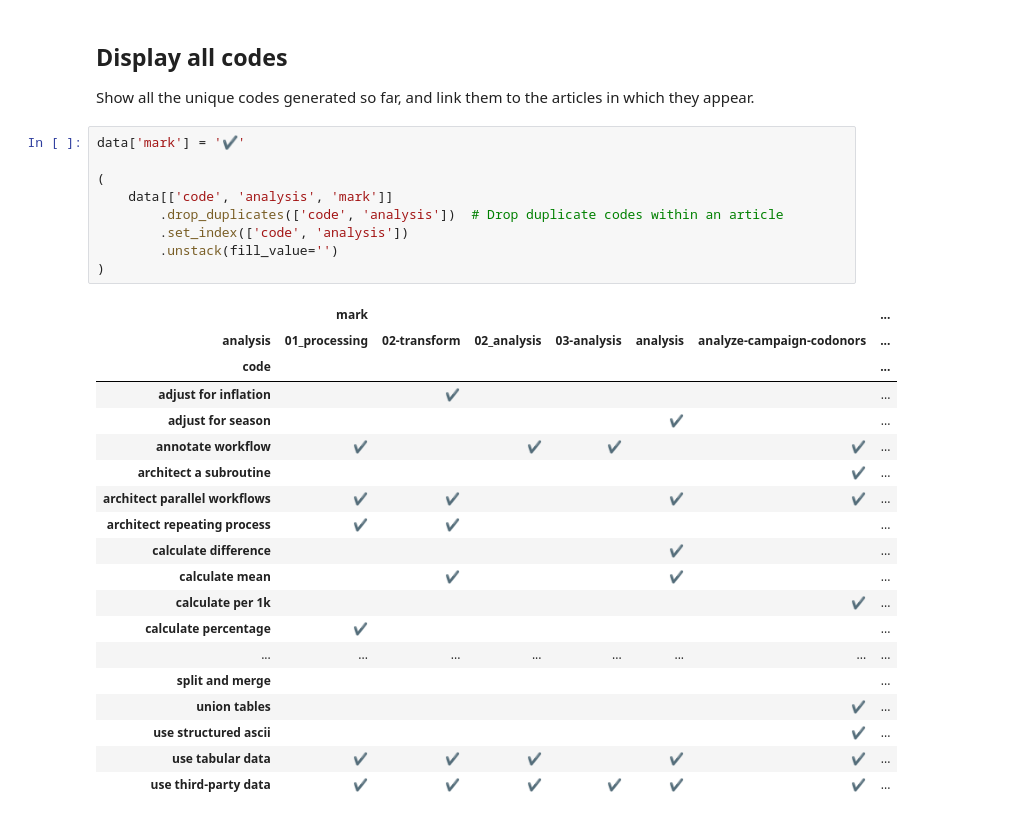
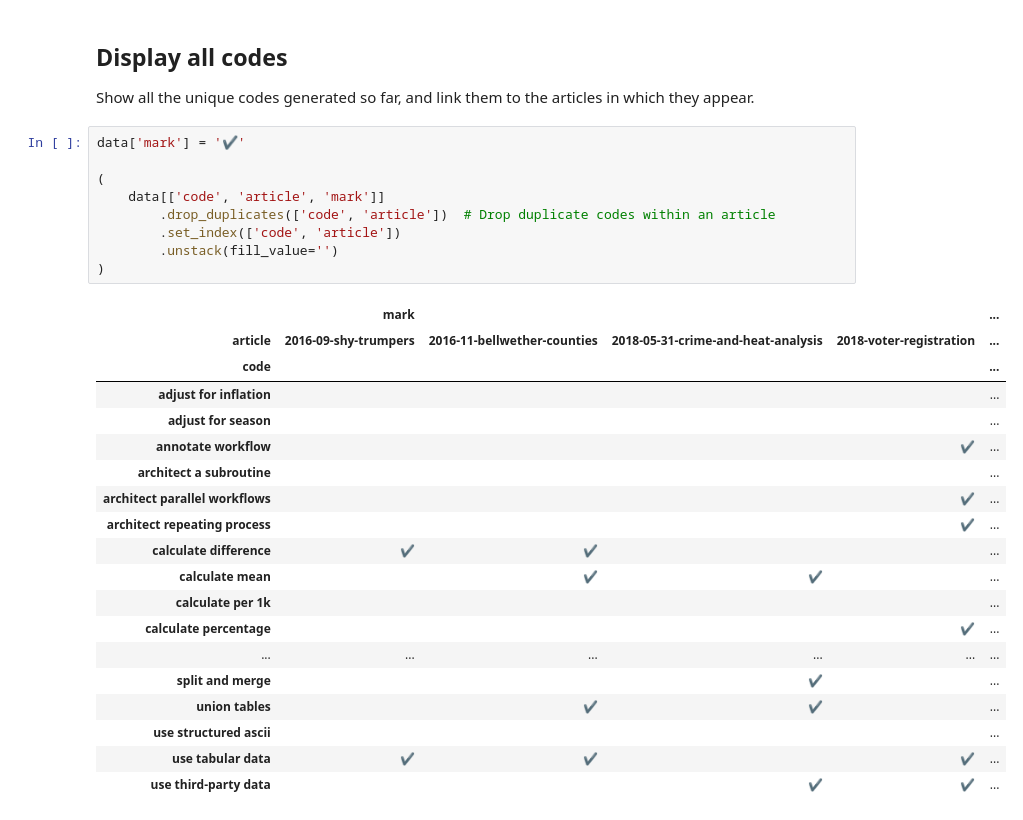
Before and after one commit to steve-kasica/table-scraps, a Jupyter notebook: codebook.ipynb, the cells around one changed output. Saved outputs shown, nothing was run; the diff lists cells and outputs as text.

```diff
--- a/codebook.ipynb
+++ b/codebook.ipynb
@@ -140,29 +131,29 @@ Show all the unique codes generated so far, and link them to the articles in whi
 # %%
 data['mark'] = '✔'
 
 (
-    data[['code', 'analysis', 'mark']]
-        .drop_duplicates(['code', 'analysis'])  # Drop duplicate codes within an article
-        .set_index(['code', 'analysis'])
+    data[['code', 'article', 'mark']]
+        .drop_duplicates(['code', 'article'])  # Drop duplicate codes within an article
+        .set_index(['code', 'article'])
         .unstack(fill_value='')
 )
 # %% [output]
-|  | mark |  |  |  |  |  | ... |
-| analysis | 01_processing | 02-transform | 02_analysis | 03-analysis | analysis | analyze-campaign-codonors | ... |
-| code |  |  |  |  |  |  | ... |
-| adjust for inflation |  | ✔ |  |  |  |  | ... |
-| adjust for season |  |  |  |  | ✔ |  | ... |
-| annotate workflow | ✔ |  | ✔ | ✔ |  | ✔ | ... |
-| architect a subroutine |  |  |  |  |  | ✔ | ... |
-| architect parallel workflows | ✔ | ✔ |  |  | ✔ | ✔ | ... |
-| architect repeating process | ✔ | ✔ |  |  |  |  | ... |
-| calculate difference |  |  |  |  | ✔ |  | ... |
-| calculate mean |  | ✔ |  |  | ✔ |  | ... |
-| calculate per 1k |  |  |  |  |  | ✔ | ... |
-| calculate percentage | ✔ |  |  |  |  |  | ... |
-| ... | ... | ... | ... | ... | ... | ... | ... |
-| split and merge |  |  |  |  |  |  | ... |
-| union tables |  |  |  |  |  | ✔ | ... |
-| use structured ascii |  |  |  |  |  | ✔ | ... |
-| use tabular data | ✔ | ✔ | ✔ |  | ✔ | ✔ | ... |
-| use third-party data | ✔ | ✔ | ✔ | ✔ | ✔ | ✔ | ... |
+|  | mark |  |  |  | ... |
+| article | 2016-09-shy-trumpers | 2016-11-bellwether-counties | 2018-05-31-crime-and-heat-analysis | 2018-voter-registration | ... |
+| code |  |  |  |  | ... |
+| adjust for inflation |  |  |  |  | ... |
+| adjust for season |  |  |  |  | ... |
+| annotate workflow |  |  |  | ✔ | ... |
+| architect a subroutine |  |  |  |  | ... |
+| architect parallel workflows |  |  |  | ✔ | ... |
+| architect repeating process |  |  |  | ✔ | ... |
+| calculate difference | ✔ | ✔ |  |  | ... |
+| calculate mean |  | ✔ | ✔ |  | ... |
+| calculate per 1k |  |  |  |  | ... |
+| calculate percentage |  |  |  | ✔ | ... |
+| ... | ... | ... | ... | ... | ... |
+| split and merge |  |  | ✔ |  | ... |
+| union tables |  | ✔ | ✔ |  | ... |
+| use structured ascii |  |  |  |  | ... |
+| use tabular data | ✔ | ✔ |  | ✔ | ... |
+| use third-party data |  |  | ✔ | ✔ | ... |
```
Also changed, not shown: parts of 4 cells of this notebook, 2 other files.
